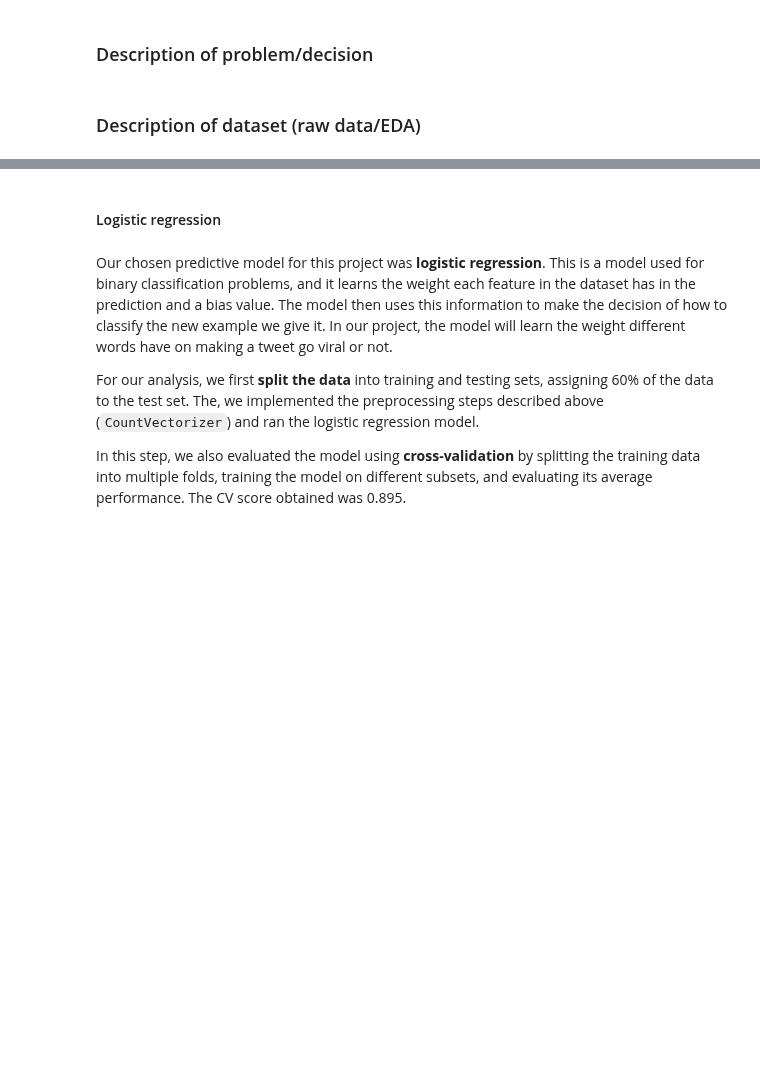
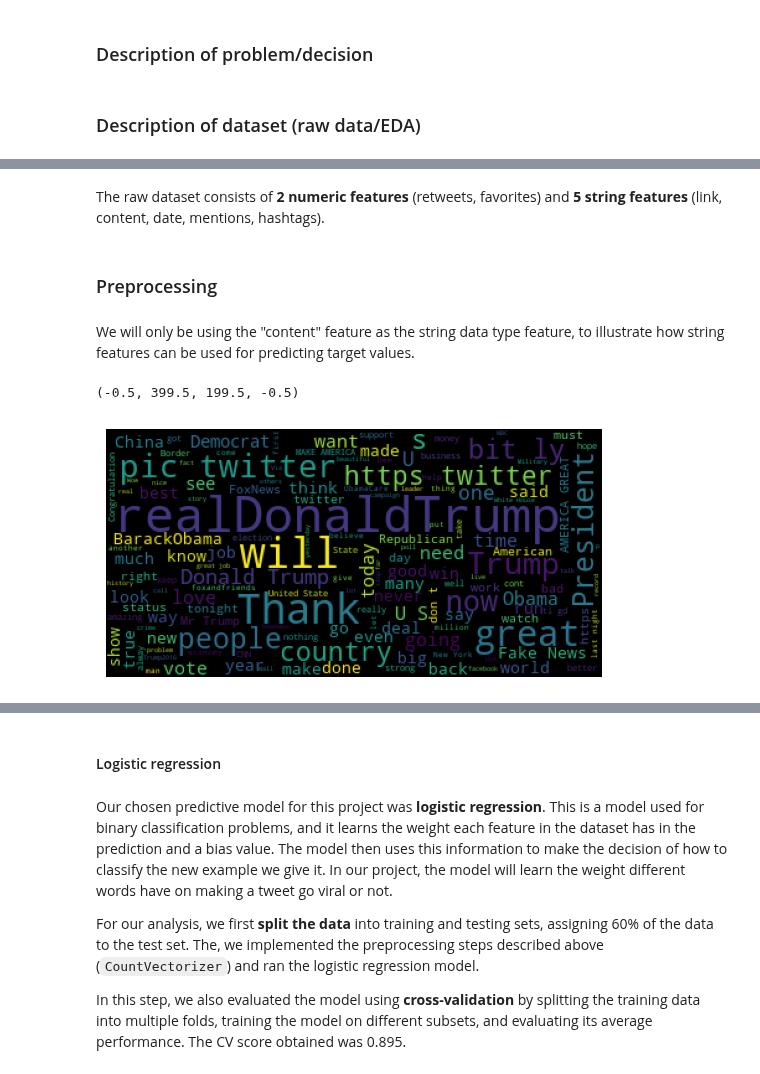
Before and after one commit to angelalmachado/cpsc330hw, a Jupyter notebook: hw9/hw9.ipynb, the cells around one changed output, grey strips where cells are left out. Drawn from its saved outputs; the diff is of its cells as text; code cells hidden in the pictures; blank space fills up the shorter version.

```diff
--- a/hw9/hw9.ipynb
+++ b/hw9/hw9.ipynb
@@ -67,3 +72,7 @@ from IPython.display import Image
 ### Description of problem/decision
 # %% [markdown]
 ### Description of dataset (raw data/EDA)
+# %%
+# importing the dataset
+tweets_df = pd.read_csv("data/realdonaldtrump.csv", index_col=0)
+tweets_df.dtypes
@@ -69,0 +88,17 @@ from IPython.display import Image
+# %% [markdown]
+The raw dataset consists of **2 numeric features** (retweets, favorites) and **5 string features** (link, content, date, mentions, hashtags).
+# %% [markdown]
+### Preprocessing
+# %% [markdown]
+We will only be using the "content" feature as the string data type feature, to illustrate how string features can be used for predicting target values.
+# %%
+from wordcloud import WordCloud
+
+all_content = ' '.join(tweets_df["content"])
+wordcloud = WordCloud().generate(all_content)
+
+plt.imshow(wordcloud)
+plt.axis("off")
+# %% [output]
+(-0.5, 399.5, 199.5, -0.5)
+[figure, added]
```
Also changed, not shown: parts of 6 cells of this notebook.
